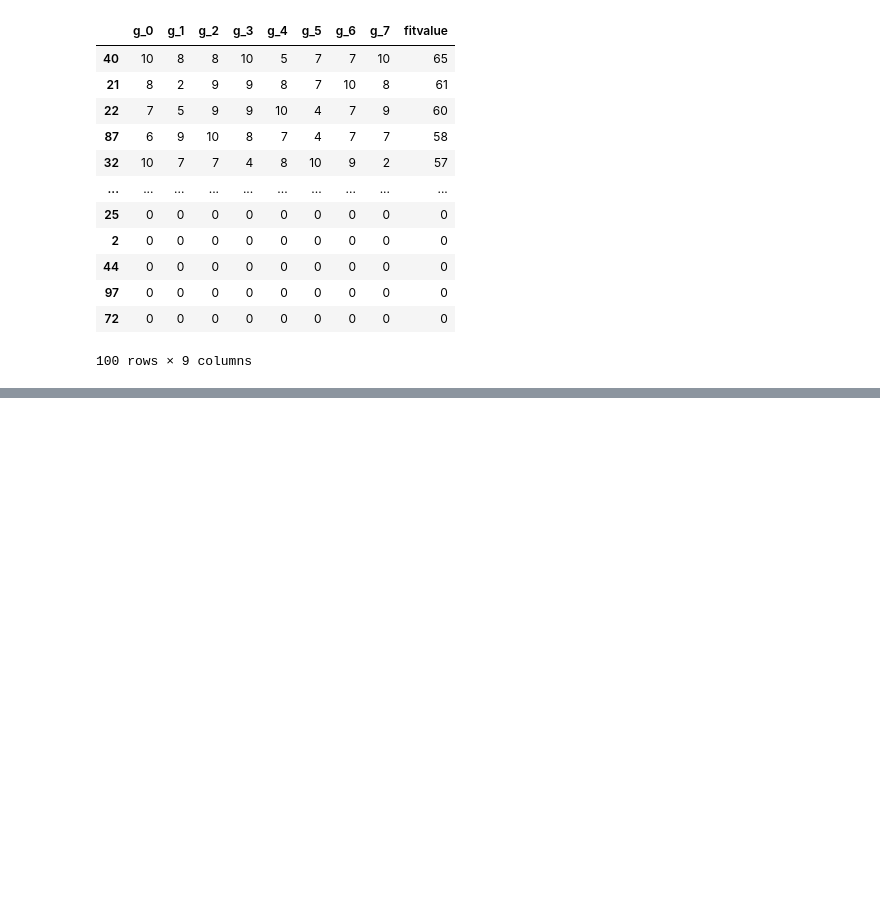
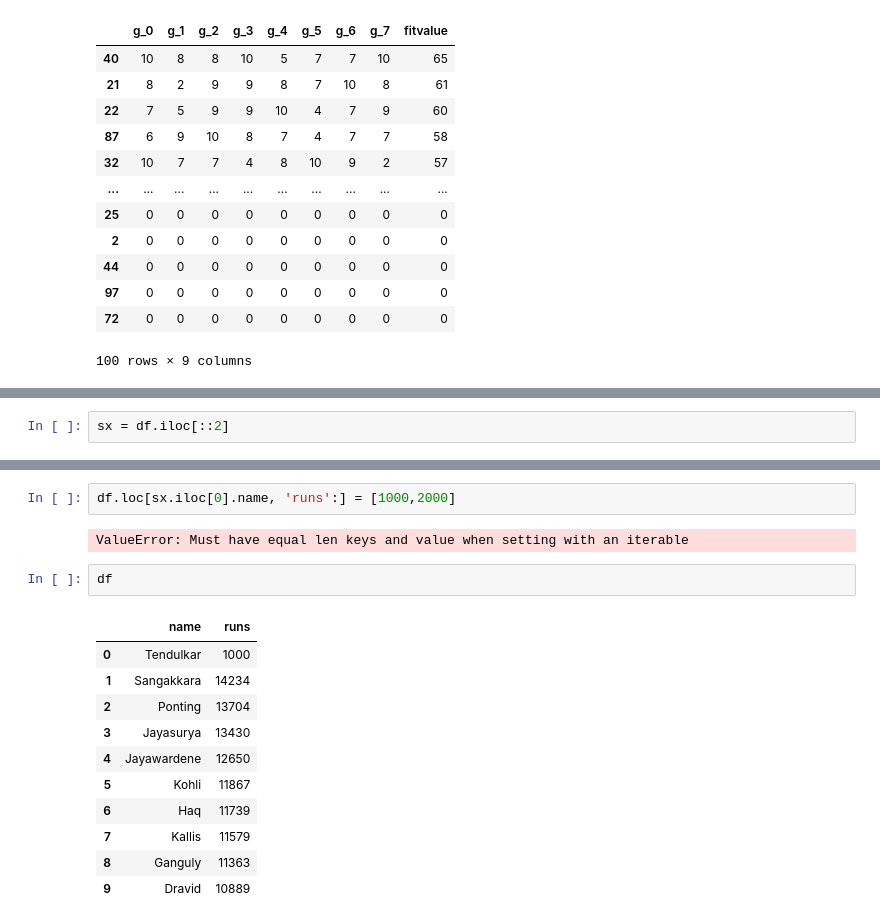
Before and after one commit to franeum/galgos, a Jupyter notebook: classes.ipynb, the cells around one changed output, grey strips where cells are left out. Drawn from its saved outputs; the diff is of its cells as text; blank space fills up the shorter version.

```diff
--- a/classes.ipynb
+++ b/classes.ipynb
@@ -404,0 +471,2 @@ tastoma
+# %%
+sx = df.iloc[::2]
@@ -404,0 +533,18 @@ tastoma
+# %%
+df.loc[sx.iloc[0].name, 'runs':] = [1000,2000]
+# %% [output]
+ValueError: Must have equal len keys and value when setting with an iterable
+# %%
+df
+# %% [output]
+|  | name | runs |
+| 0 | Tendulkar | 1000 |
+| 1 | Sangakkara | 14234 |
+| 2 | Ponting | 13704 |
+| 3 | Jayasurya | 13430 |
+| 4 | Jayawardene | 12650 |
+| 5 | Kohli | 11867 |
+| 6 | Haq | 11739 |
+| 7 | Kallis | 11579 |
+| 8 | Ganguly | 11363 |
+| 9 | Dravid | 10889 |
```
Also changed, not shown: parts of 11 cells of this notebook.
